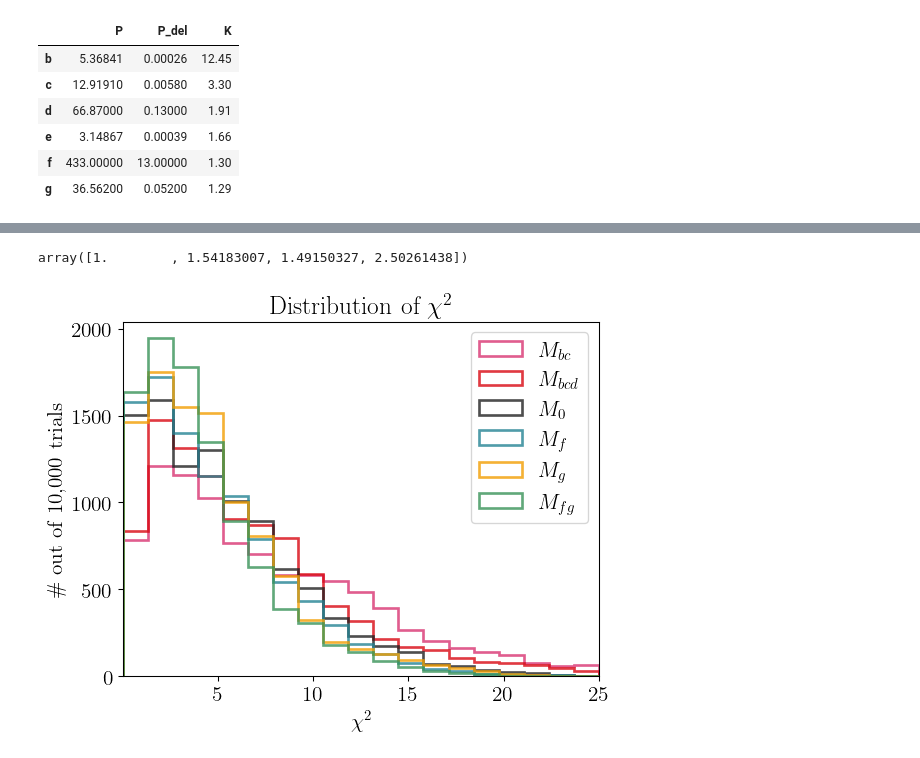
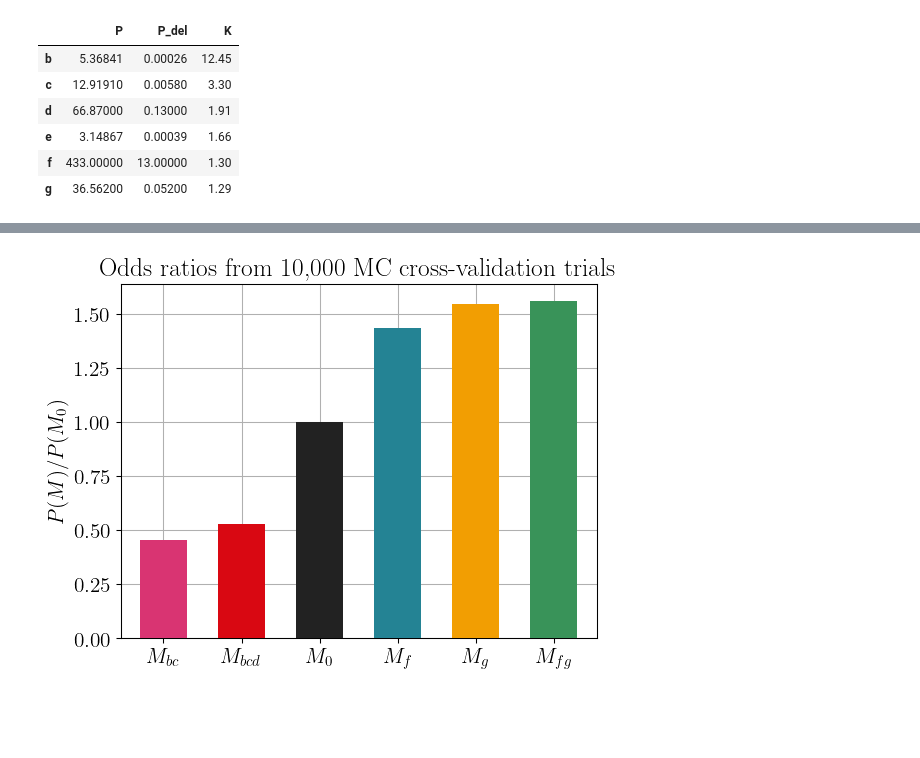
Before and after one commit to alchzh/astrostats, a Jupyter notebook: LAB4/LAB4.ipynb, the cells around one changed output, grey strips where cells are left out. Drawn from its saved outputs; the diff is of its cells as text; code cells hidden in the pictures; blank space fills up the shorter version.

```diff
--- a/LAB4/LAB4.ipynb
+++ b/LAB4/LAB4.ipynb
@@ -439,18 +549,0 @@ MODEL_NAMES = [
-# %%
-import matplotlib.pyplot as plt
-
-idx = np.arange(len(MODEL_NAMES))
-counts = [np.sum(best_models == i) for i in idx]
-odds_ratios = counts / np.float64(counts[2])
-
-fig, ax = plt.subplots()
-
-ax.grid(zorder=0)
-ax.bar(idx, counts / np.float64(counts[2]), zorder=3, color=MODEL_COLORS)
-ax.set_xticks(idx)
-ax.set_xticklabels(MODEL_NAMES)
-ax.set_ylabel("$P(M) / P(M_0)$")
-ax.set_title("Odds ratios from 10,000 MC cross-validations")
-
-# plt.savefig("odds.png")
-plt.show()
@@ -459,20 +550,20 @@ plt.show()
-# %%
-odds_ratios
-# %% [output]
-array([1.        , 1.54183007, 1.49150327, 2.50261438])
-# %%
-fig, ax = plt.subplots()
-
-for i, (c, l) in enumerate(zip(MODEL_COLORS, MODEL_NAMES)):
-    ax.hist(chi2_c[:, i], color=c, histtype='step', bins=np.linspace(0, 25, 20), alpha=0.8, lw=2, label=l)
-
-ax.set_xlabel(r"$\chi^2$")
-ax.set_ylabel(r"\# out of 10,000 trials")
-ax.set_xlim(0.01, 25)
-ax.set_title(r"Distribution of $\chi^2$")
-ax.legend()
-
-plt.savefig("chi2.png")
-plt.show()
-# %% [output]
-[figure, removed]
+# %%
+# Make a bar plot of the odds ratios calculated wrt M_0: P(M)/P(M_0)
+import matplotlib.pyplot as plt
+
+fig, ax = plt.subplots()
+
+# Use pandas' bar plotting method that sets the ticks and tick-labels for us.
+# We specify the zorder here to have the grid show up behind the bars.
+# The rot parameter forces the tick labels to be horizontal rather than vertical.
+odds_ratios["odds_ratio (vs $M_0$)"].plot.bar(width=0.6, rot=0, color=MODEL_COLORS, zorder=3, ax=ax)
+# Make a grid behind the bars (zorder 0 < 3)
+ax.grid(zorder=0)
+# Set the y-axis label and title. The x-axis ticks are already labeled for us by pandas.
+ax.set_ylabel("$P(M) / P(M_0)$")
+ax.set_title("Odds ratios from 10,000 MC cross-validation trials")
+# Output the png for the slides (Google Slides doesn't support vector)
+plt.savefig("odds.png")
+plt.show()
+# %% [output]
+[figure, added]
```
Also changed, not shown: parts of 18 cells of this notebook.
